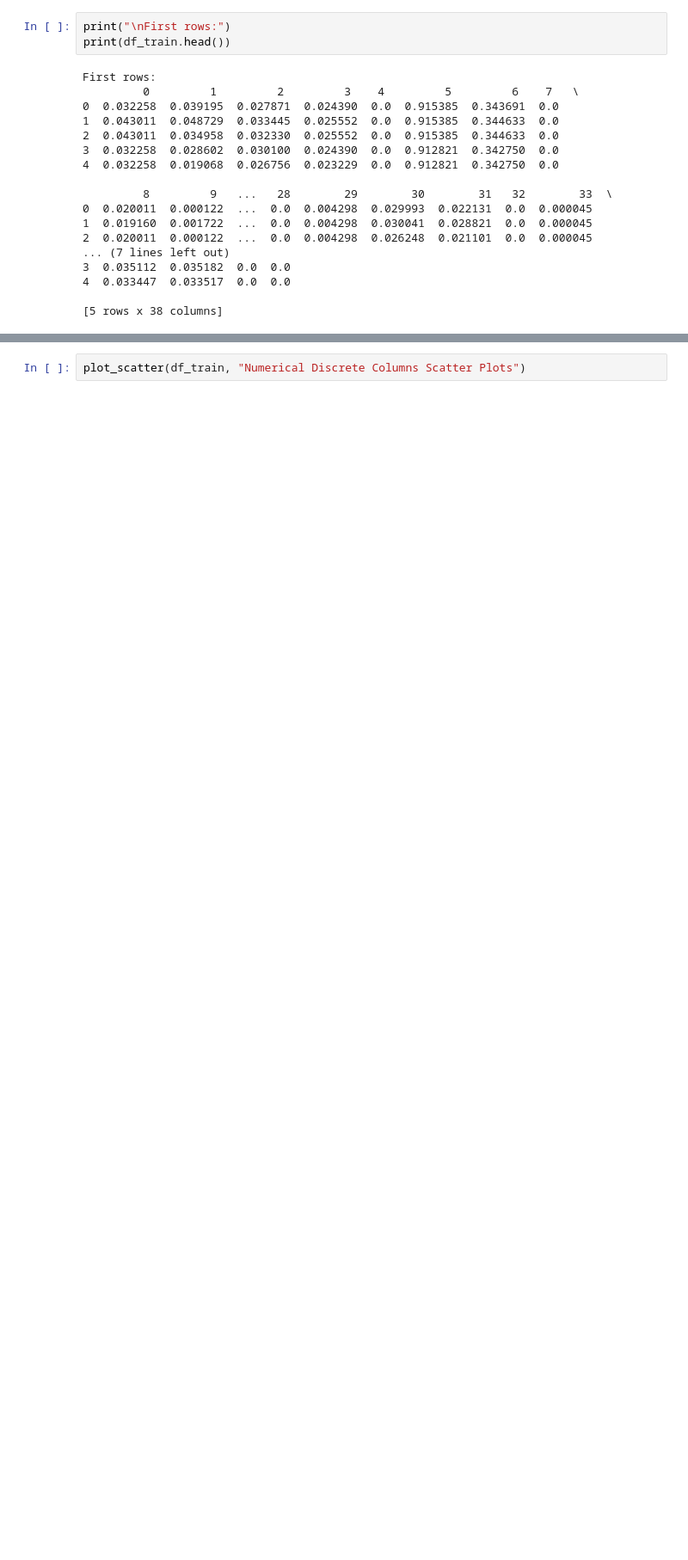
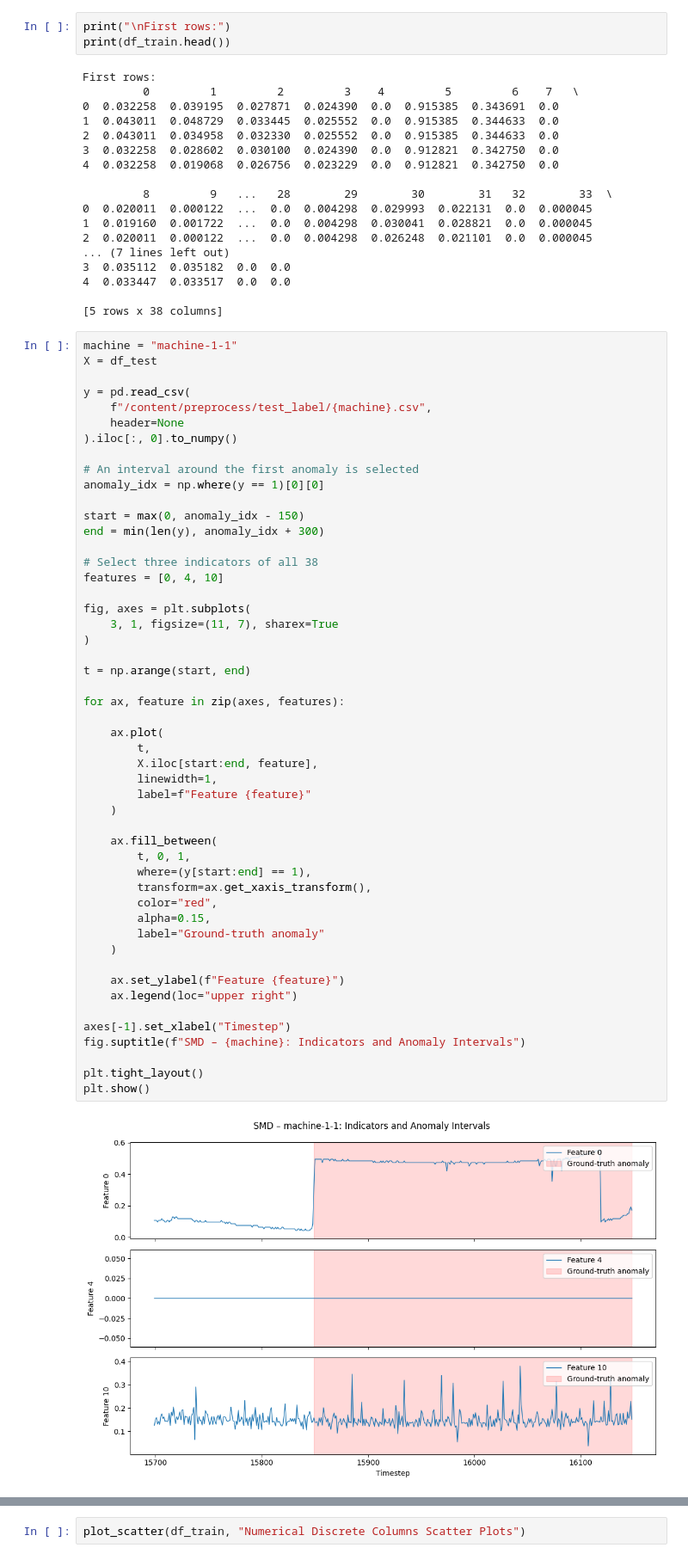
Before and after one commit to VioS11/SensorTwin-SMD, a Jupyter notebook: notebooks/IC3_SMD_Project.ipynb, the cells around one changed output, grey strips where cells are left out. Shown at 86% size. Drawn from its saved outputs; the diff is of its cells as text; blank space fills up the shorter version.

```diff
--- a/notebooks/IC3_SMD_Project.ipynb
+++ b/notebooks/IC3_SMD_Project.ipynb
@@ -173,6 +173,58 @@ First rows:
 4  0.033447  0.033517  0.0  0.0
 
 [5 rows x 38 columns]
+# %%
+machine = "machine-1-1"
+X = df_test
+
+y = pd.read_csv(
+    f"/content/preprocess/test_label/{machine}.csv",
+    header=None
+).iloc[:, 0].to_numpy()
+
+# An interval around the first anomaly is selected
+anomaly_idx = np.where(y == 1)[0][0]
+
+start = max(0, anomaly_idx - 150)
+end = min(len(y), anomaly_idx + 300)
+
+# Select three indicators of all 38
+features = [0, 4, 10]
+
+fig, axes = plt.subplots(
+    3, 1, figsize=(11, 7), sharex=True
+)
+
+t = np.arange(start, end)
+
+for ax, feature in zip(axes, features):
+
+    ax.plot(
+        t,
+        X.iloc[start:end, feature],
+        linewidth=1,
+        label=f"Feature {feature}"
+    )
+
+    ax.fill_between(
+        t, 0, 1,
+        where=(y[start:end] == 1),
+        transform=ax.get_xaxis_transform(),
+        color="red",
+        alpha=0.15,
+        label="Ground-truth anomaly"
+    )
+
+    ax.set_ylabel(f"Feature {feature}")
+    ax.legend(loc="upper right")
+
+axes[-1].set_xlabel("Timestep")
+fig.suptitle(f"SMD – {machine}: Indicators and Anomaly Intervals")
+
+plt.tight_layout()
+plt.show()
+# %% [output]
+[figure, added]
 # %%
 def get_random_color():
     return (random.random(), random.random(), random.random())
```
Also changed, not shown: parts of 2 cells of this notebook, 1 other file.
